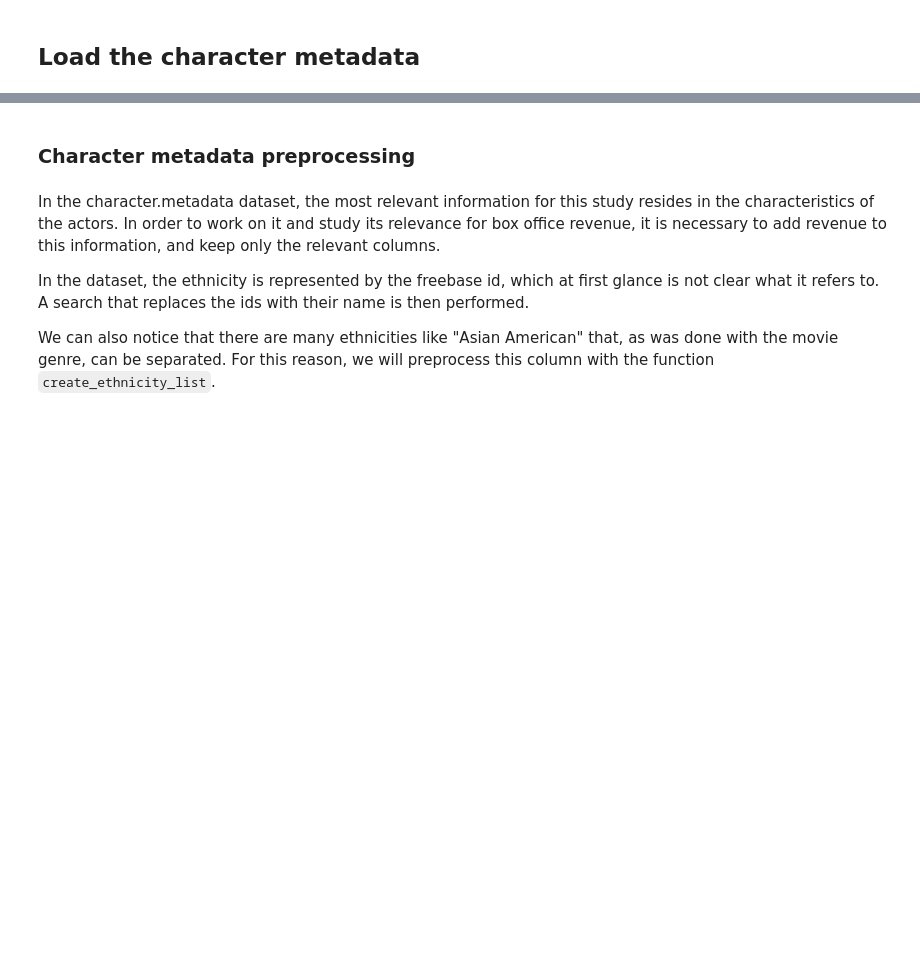
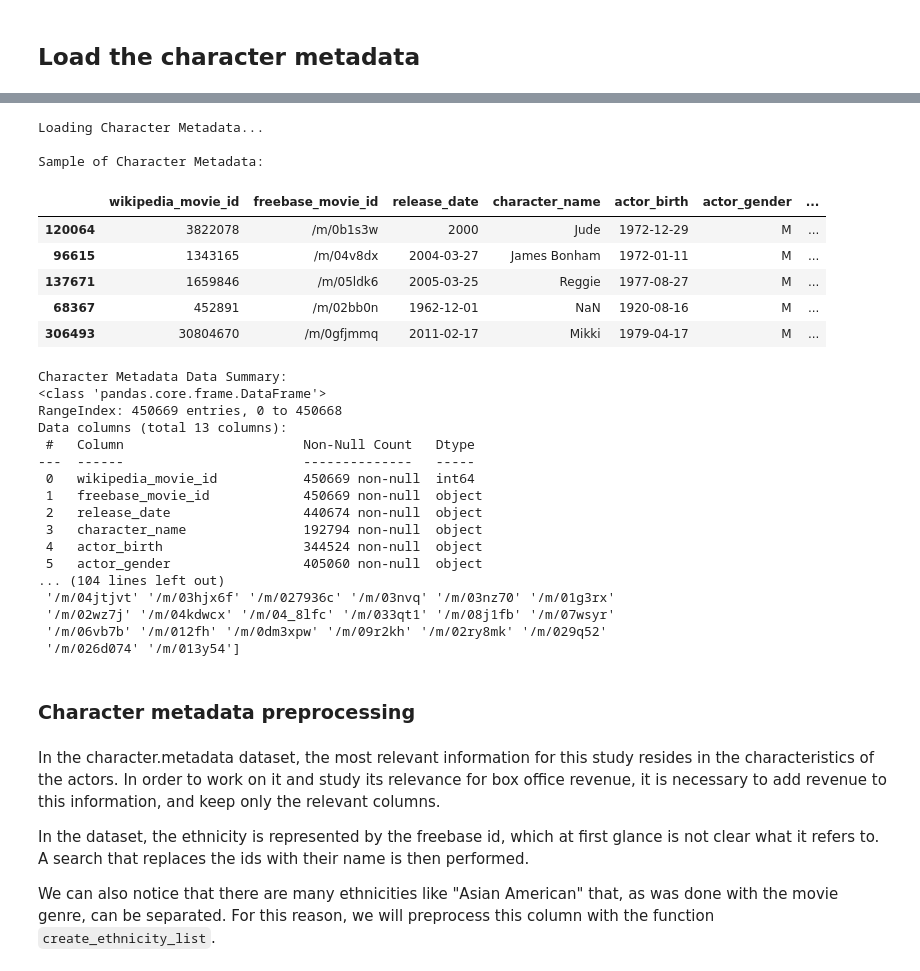
Before and after one commit to epfl-ada/ada-2024-project-awesometeam2024, a Jupyter notebook: results.ipynb, the cells around one changed output, grey strips where cells are left out. Drawn from its saved outputs; the diff is of its cells as text; code cells hidden in the pictures; blank space fills up the shorter version.

```diff
--- a/results.ipynb
+++ b/results.ipynb
@@ -231,3 +271,71 @@ Character Metadata:
+# %%
+# Load the character metadata
+print("\nLoading Character Metadata...")
+
+# Define columns to load for efficiency
+categories = [
+    'wikipedia_movie_id',
+    'freebase_movie_id',
+    'release_date',
+    'character_name',
+    'actor_birth',
+    'actor_gender',
+    'actor_height',
+    'actor_ethnicity',
+    'actor_name',
+    'actor_age',
+    'freebase_character_actor_id',
+    'freebase_character_id',
+    'freebase_actor_id'
+]
+
+# Load data using the custom loader
+characters = CMU_dataset_dataloader.MoviesSummaryDataset(CMU_DATA_PATH_INITIAL, 'character.metadata.tsv', categories=categories)
+df_characters = characters.data
+
+# Display a sample of the loaded DataFrame
+print("\nSample of Character Metadata:")
+display(df_characters.sample(5))
+
+# Check data summary
+print("\nCharacter Metadata Data Summary:")
+print(df_characters.info())
+
+# Check for missing values in key columns
+missing_values = df_characters.isnull().sum()
+print("\nMissing Values by Column:")
+print(missing_values[missing_values > 0])
+
+# Display unique values in categorical columns, if necessary
+print("\nUnique values in 'actor_gender':", df_characters['actor_gender'].unique())
+print("Unique values in 'actor_ethnicity':", df_characters['actor_ethnicity'].unique())
+# %% [output]
+Loading Character Metadata...
+
+Sample of Character Metadata:
+|  | wikipedia_movie_id | freebase_movie_id | release_date | character_name | actor_birth | actor_gender | ... |
+| 120064 | 3822078 | /m/0b1s3w | 2000 | Jude | 1972-12-29 | M | ... |
+| 96615 | 1343165 | /m/04v8dx | 2004-03-27 | James Bonham | 1972-01-11 | M | ... |
+| 137671 | 1659846 | /m/05ldk6 | 2005-03-25 | Reggie | 1977-08-27 | M | ... |
+| 68367 | 452891 | /m/02bb0n | 1962-12-01 | NaN | 1920-08-16 | M | ... |
+| 306493 | 30804670 | /m/0gfjmmq | 2011-02-17 | Mikki | 1979-04-17 | M | ... |
+Character Metadata Data Summary:
+<class 'pandas.core.frame.DataFrame'>
+RangeIndex: 450669 entries, 0 to 450668
+Data columns (total 13 columns):
+ #   Column                       Non-Null Count   Dtype
+---  ------                       --------------   -----
+ 0   wikipedia_movie_id           450669 non-null  int64
+ 1   freebase_movie_id            450669 non-null  object
+ 2   release_date                 440674 non-null  object
+ 3   character_name               192794 non-null  object
+ 4   actor_birth                  344524 non-null  object
+ 5   actor_gender                 405060 non-null  object
+... (104 lines left out)
+ '/m/04jtjvt' '/m/03hjx6f' '/m/027936c' '/m/03nvq' '/m/03nz70' '/m/01g3rx'
+ '/m/02wz7j' '/m/04kdwcx' '/m/04_8lfc' '/m/033qt1' '/m/08j1fb' '/m/07wsyr'
+ '/m/06vb7b' '/m/012fh' '/m/0dm3xpw' '/m/09r2kh' '/m/02ry8mk' '/m/029q52'
+ '/m/026d074' '/m/013y54']
 # %% [markdown]
 ### Character metadata preprocessing
 # %% [markdown]
```
Also changed, not shown: parts of 14 cells of this notebook, 4 other files.
